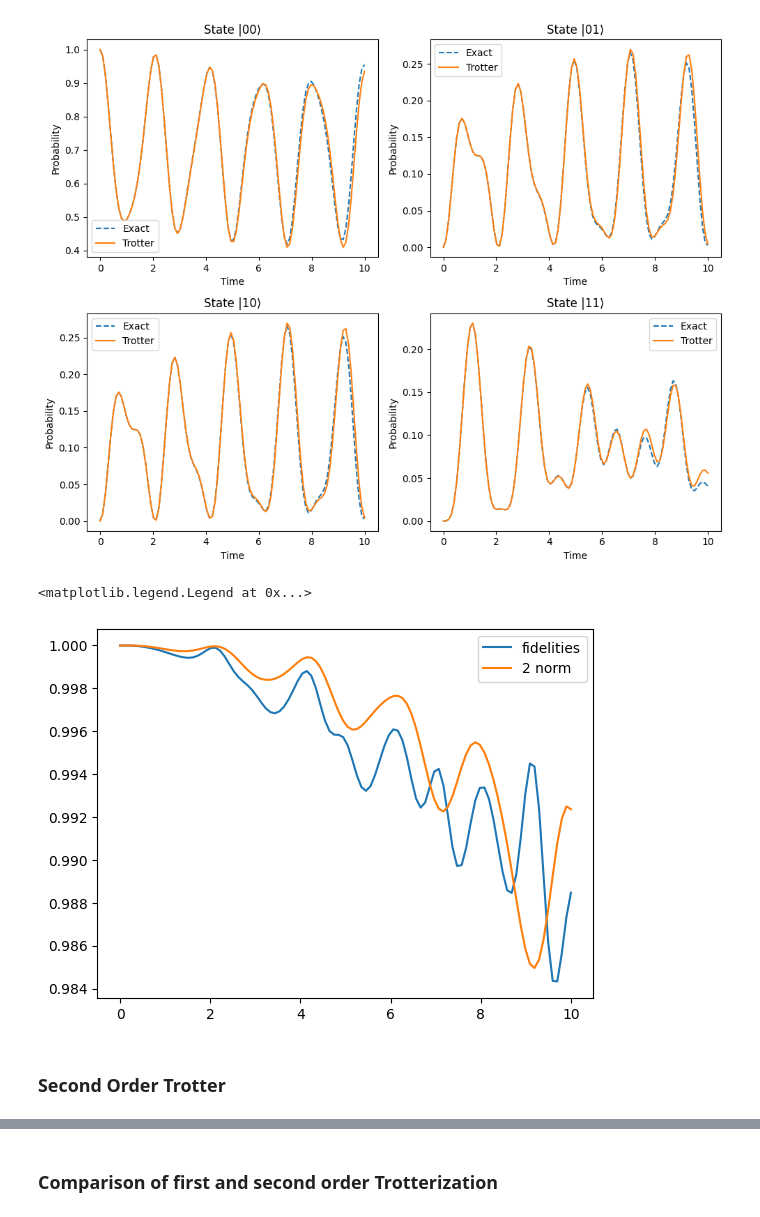
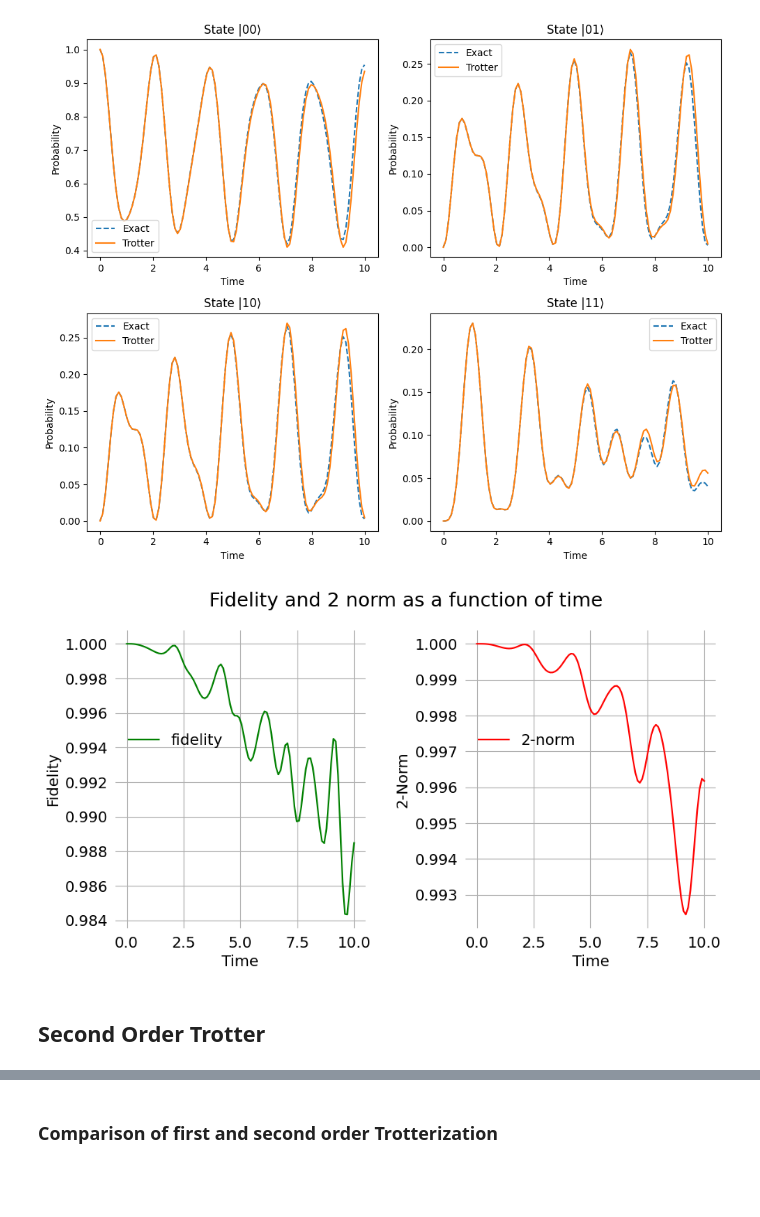
Before and after one commit to AugustGliese/SCIQIS-Project, a Jupyter notebook: python-files/main.ipynb, the cells around one changed output, grey strips where cells are left out. Cells and saved outputs as stored; diff of their text form; code cells hidden in the pictures; blank space fills up the shorter version.

```diff
--- a/python-files/main.ipynb
+++ b/python-files/main.ipynb
@@ -75,16 +77,8 @@ def gate_pow(gate, n):
 # %%
+#Some useful one qubit gates for initialisation of circuit
 X = np.array([[0,1],[1,0]])
 Y = np.array([[0,1j],[-1j,0]])
 Z = np.array([[1,0],[0,-1]])
 H = 1/np.sqrt(2) * np.array([[1,1],[1,-1]])
 I = np.identity(2)
-
-# Map matrices (as strings) to names
-GATE_NAMES = {
-    np.array2string(X): "X",
-    np.array2string(Y): "Y",
-    np.array2string(Z): "Z",
-    np.array2string(H): "H",
-}
-
-GATE_NAMES
+CNOT = np.array([[1,0,0,0],[0,1,0,0],[0,0,0,1],[0,0,1,0]])
@@ -199,13 +270,19 @@ class QuantumCircuit:
 # %%
 def fidelity_func(psi_exact, psi_trotter):
+    '''
+    Calculates the fidelity between two states.
+    '''
     overlap = np.sum(np.conjugate(psi_exact) * psi_trotter, axis=1, keepdims=True)
     fidelities = np.abs(overlap)**2
     return fidelities
 
 def operator_norm(U_exact, U_trotter):
+    '''
+    Calculate the 2-norm between two matrices.
+    '''
     inner_prod = U_trotter.conjugate().transpose(0,2,1) @ U_exact   #U_trotter ^dag @ U_exact
     traces = np.trace(inner_prod, axis1 = 1, axis2 = 2)             #trace the matrices
-    operator_norms = 1/len(U_exact[1]) * np.abs(traces)                     #1/dim * trace is operator norm
+    operator_norms = 1/np.sqrt(len(U_exact[1])) * np.sqrt(np.abs(traces))                     #1/sqrt{dim} * trace is operator norm
     return operator_norms
 # %% [markdown]
 # Simulations and plots
@@ -263,14 +353,39 @@ plt.show()
 [figure]
 # %%
 fidelities = fidelity_func(psi_exact = psi_exact, psi_trotter = psi_trotter)
-operator_norms = operator_norm(U_trotter = U_trotter, U_exact = U_exact)
+operator_norms = operator_norm(U_exact = U_exact, U_trotter = U_trotter)
 
-plt.plot(time, fidelities, label = 'fidelities')
-plt.plot(time, operator_norms, label = '2 norm')
-plt.legend()
+fig, (ax0,ax1) = plt.subplots(1, 2, figsize = (10,5), gridspec_kw=dict(wspace=0.4))
+
+ax0.plot(time, fidelities, color = 'green', label="fidelity")
+ax1.plot(time, operator_norms, color = 'red', label="2-norm")
+
+ax0.set_xlabel("Time", fontsize=14)
+ax0.set_ylabel("Fidelity", fontsize=14)
+
+ax1.set_xlabel("Time", fontsize=14)
+ax1.set_ylabel("2-Norm", fontsize=14)
+
+ax0.spines[:].set_visible(False)
+ax1.spines[:].set_visible(False)
+
+ax0.tick_params(bottom=False, left=False)
+ax1.tick_params(bottom=False, left=False)
+
+ax0.tick_params(axis='both', labelsize=14)
+ax1.tick_params(axis='both', labelsize=14)
+
+ax0.legend(bbox_to_anchor = (0,.4,.2,.3), mode = "expand", frameon=False, fontsize = 14)
+ax1.legend(bbox_to_anchor = (0,.4,.2,.3), mode = "expand", frameon=False, fontsize = 14)
+
+ax0.grid()
+ax1.grid()
+
+fig.suptitle("Fidelity and 2 norm as a function of time", fontsize = 18)
+
+plt.show()
 # %% [output]
-<matplotlib.legend.Legend at 0x...>
-[figure, old version]
+[figure, new version]
 # %% [markdown]
-### Second Order Trotter
+## Second Order Trotter
 # %%
```
Also changed, not shown: parts of 29 cells of this notebook, 1 other file.
